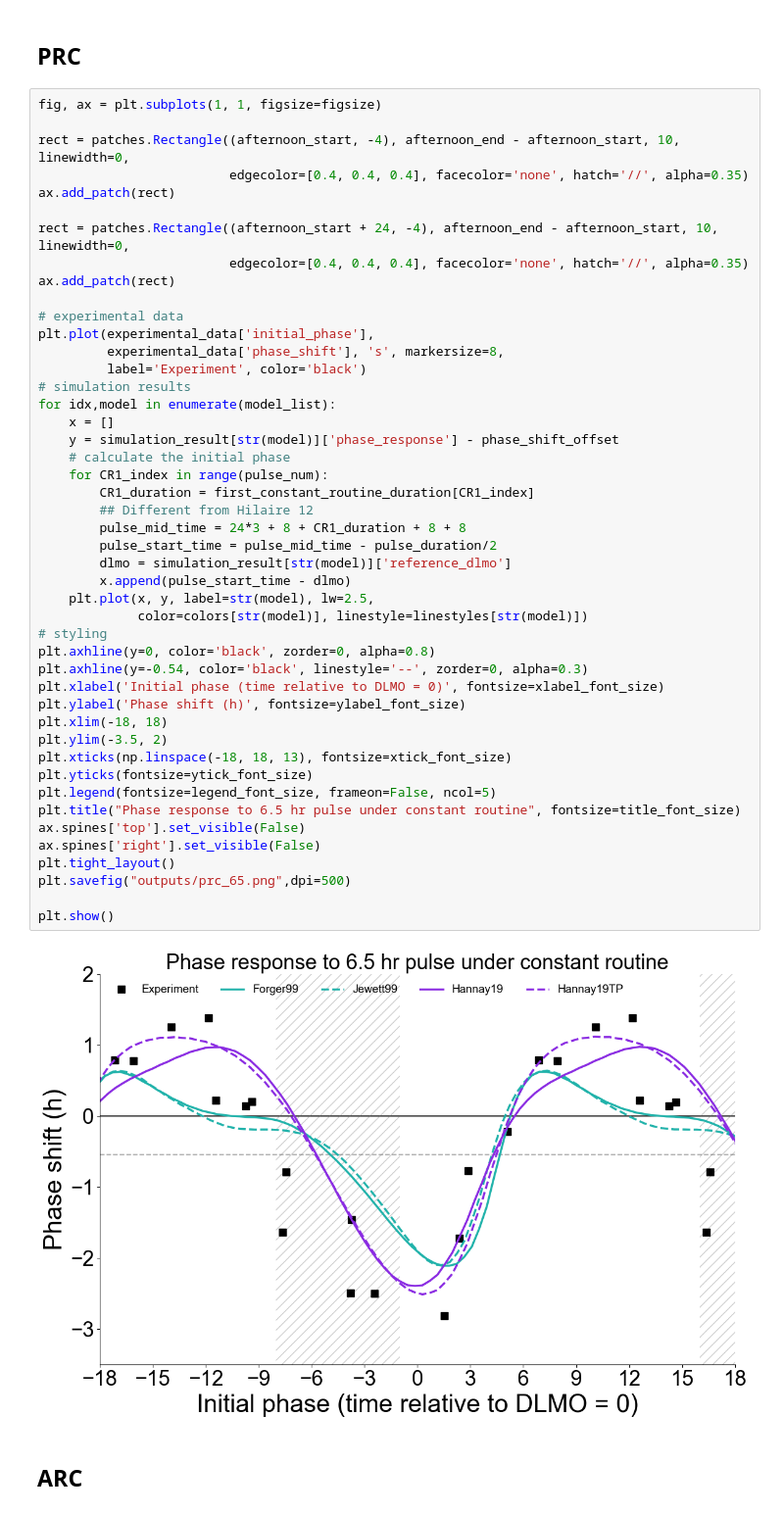
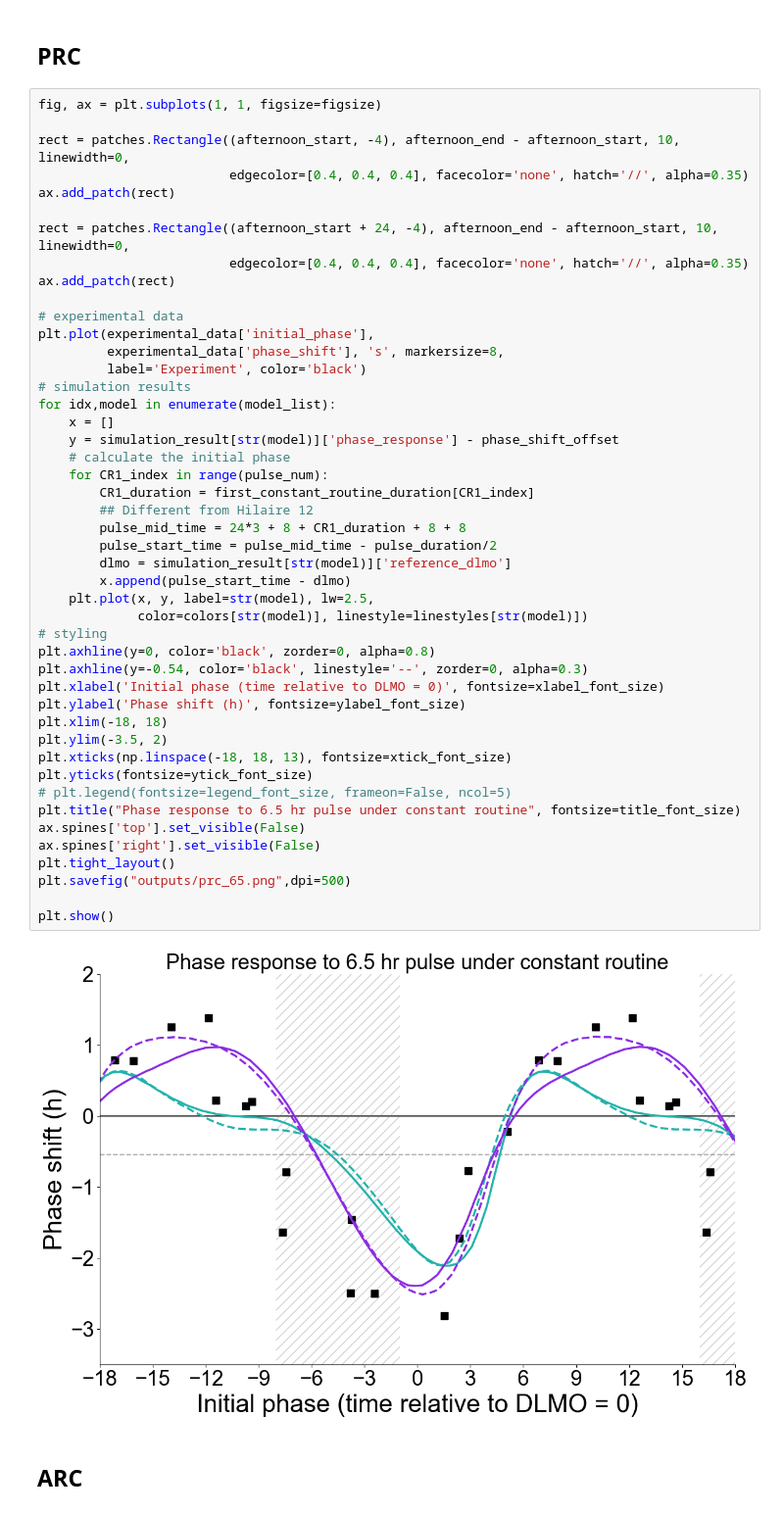
Before and after one commit to Arcascope/amplitude-simulations, a Jupyter notebook: amplitude_boost_plots.ipynb, the cells around one changed output. Shown at 98% size. Cells and saved outputs as stored; diff of their text form.

```diff
--- a/amplitude_boost_plots.ipynb
+++ b/amplitude_boost_plots.ipynb
@@ -247,35 +247,35 @@ plt.plot(experimental_data['initial_phase'],
 for idx,model in enumerate(model_list):
     x = []
     y = simulation_result[str(model)]['phase_response'] - phase_shift_offset
     # calculate the initial phase
     for CR1_index in range(pulse_num):
         CR1_duration = first_constant_routine_duration[CR1_index]
         ## Different from Hilaire 12
         pulse_mid_time = 24*3 + 8 + CR1_duration + 8 + 8
         pulse_start_time = pulse_mid_time - pulse_duration/2
         dlmo = simulation_result[str(model)]['reference_dlmo']
         x.append(pulse_start_time - dlmo)
     plt.plot(x, y, label=str(model), lw=2.5,
              color=colors[str(model)], linestyle=linestyles[str(model)])
 # styling
 plt.axhline(y=0, color='black', zorder=0, alpha=0.8)
 plt.axhline(y=-0.54, color='black', linestyle='--', zorder=0, alpha=0.3)
 plt.xlabel('Initial phase (time relative to DLMO = 0)', fontsize=xlabel_font_size)
 plt.ylabel('Phase shift (h)', fontsize=ylabel_font_size)
 plt.xlim(-18, 18)
 plt.ylim(-3.5, 2)
 plt.xticks(np.linspace(-18, 18, 13), fontsize=xtick_font_size)
 plt.yticks(fontsize=ytick_font_size)
-plt.legend(fontsize=legend_font_size, frameon=False, ncol=5)
+# plt.legend(fontsize=legend_font_size, frameon=False, ncol=5)
 plt.title("Phase response to 6.5 hr pulse under constant routine", fontsize=title_font_size)
 ax.spines['top'].set_visible(False)
 ax.spines['right'].set_visible(False)
 plt.tight_layout()
 plt.savefig("outputs/prc_65.png",dpi=500)
 
 plt.show()
 # %% [output]
-[figure, old version]
+[figure, new version]
 # %% [markdown]
 ## ARC
 # %%
```
Also changed, not shown: parts of 4 cells of this notebook.
